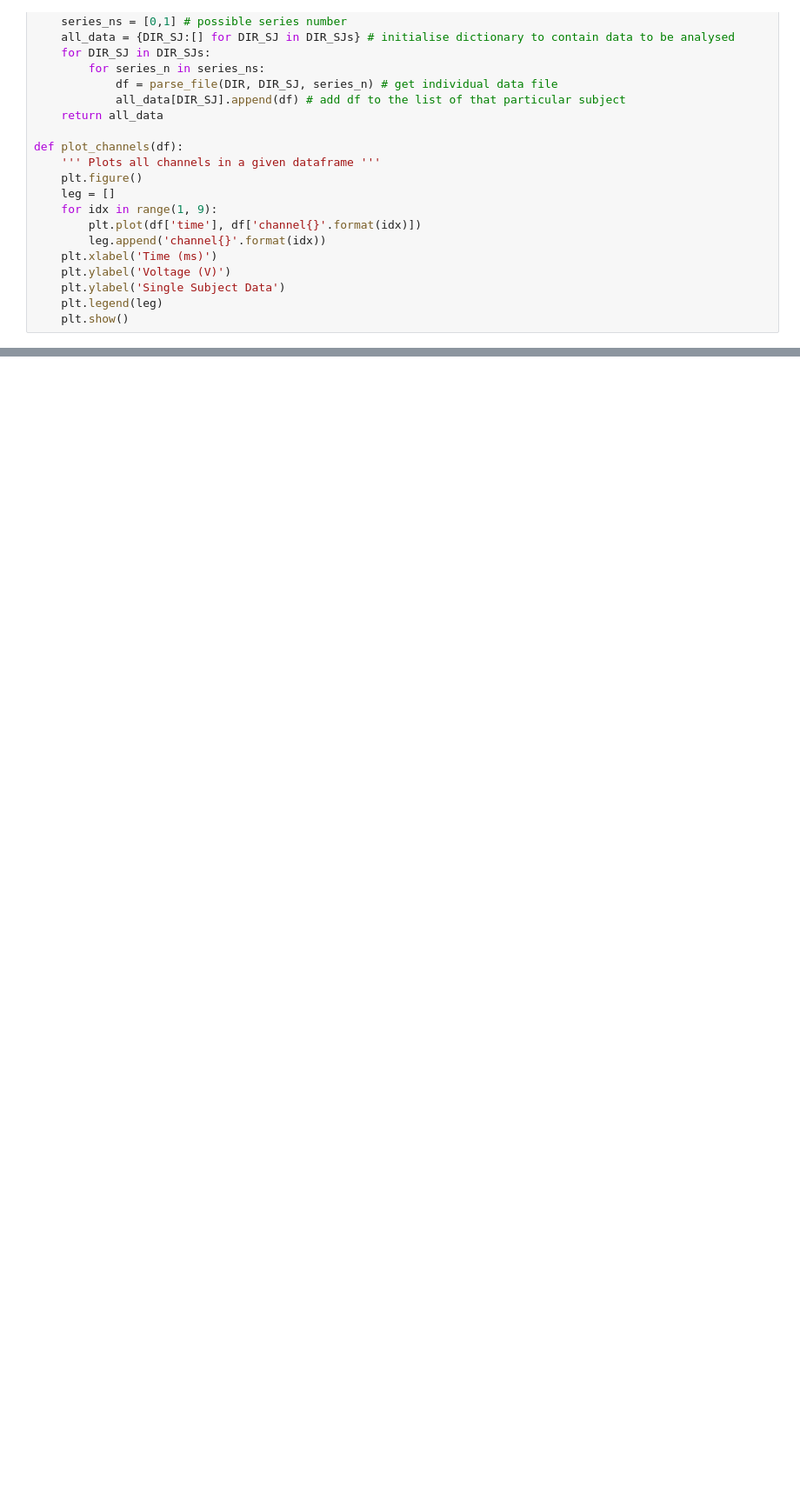
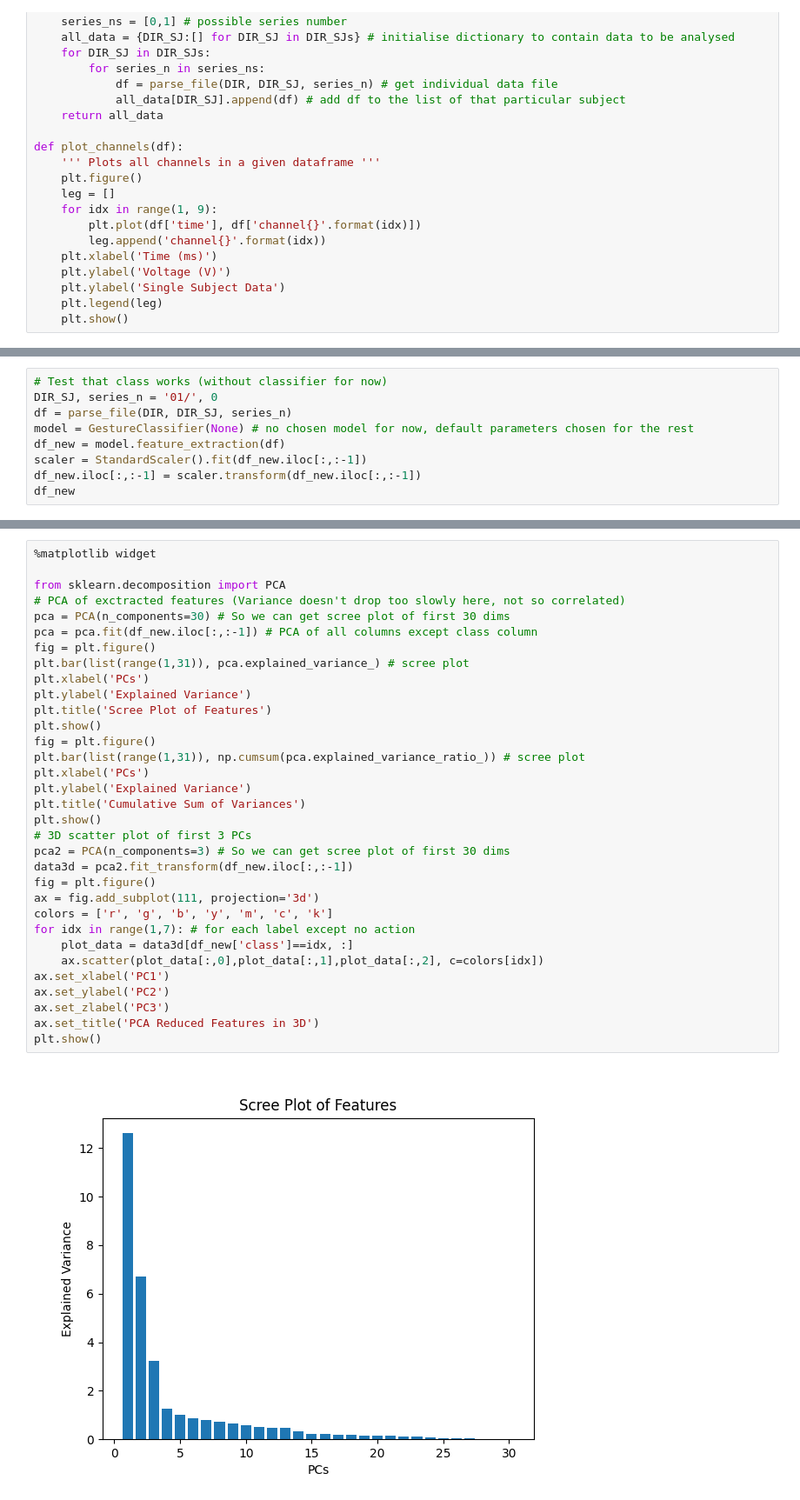
Before and after one commit to joao-binenbojm/emg-gestures, a Jupyter notebook: original_approach.ipynb, the cells around one changed output, grey strips where cells are left out. Shown at 87% size. Drawn from its saved outputs; the diff is of its cells as text; blank space fills up the shorter version.

```diff
--- a/original_approach.ipynb
+++ b/original_approach.ipynb
@@ -94,0 +177,9 @@ wsize = 250 # 250ms window size, as in Ecklehart & Hudgins
+# %%
+# Test that class works (without classifier for now)
+DIR_SJ, series_n = '01/', 0
+df = parse_file(DIR, DIR_SJ, series_n)
+model = GestureClassifier(None) # no chosen model for now, default parameters chosen for the rest
+df_new = model.feature_extraction(df)
+scaler = StandardScaler().fit(df_new.iloc[:,:-1])
+df_new.iloc[:,:-1] = scaler.transform(df_new.iloc[:,:-1])
+df_new
@@ -94,0 +207,35 @@ wsize = 250 # 250ms window size, as in Ecklehart & Hudgins
+# %%
+%matplotlib widget
+
+from sklearn.decomposition import PCA
+# PCA of exctracted features (Variance doesn't drop too slowly here, not so correlated)
+pca = PCA(n_components=30) # So we can get scree plot of first 30 dims
+pca = pca.fit(df_new.iloc[:,:-1]) # PCA of all columns except class column
+fig = plt.figure()
+plt.bar(list(range(1,31)), pca.explained_variance_) # scree plot
+plt.xlabel('PCs')
+plt.ylabel('Explained Variance')
+plt.title('Scree Plot of Features')
+plt.show()
+fig = plt.figure()
+plt.bar(list(range(1,31)), np.cumsum(pca.explained_variance_ratio_)) # scree plot
+plt.xlabel('PCs')
+plt.ylabel('Explained Variance')
+plt.title('Cumulative Sum of Variances')
+plt.show()
+# 3D scatter plot of first 3 PCs
+pca2 = PCA(n_components=3) # So we can get scree plot of first 30 dims
+data3d = pca2.fit_transform(df_new.iloc[:,:-1])
+fig = plt.figure()
+ax = fig.add_subplot(111, projection='3d')
+colors = ['r', 'g', 'b', 'y', 'm', 'c', 'k']
+for idx in range(1,7): # for each label except no action
+    plot_data = data3d[df_new['class']==idx, :]
+    ax.scatter(plot_data[:,0],plot_data[:,1],plot_data[:,2], c=colors[idx])
+ax.set_xlabel('PC1')
+ax.set_ylabel('PC2')
+ax.set_zlabel('PC3')
+ax.set_title('PCA Reduced Features in 3D')
+plt.show()
+# %% [output]
+[figure, added]
```
Also changed, not shown: parts of 13 cells of this notebook, 57 other files.
